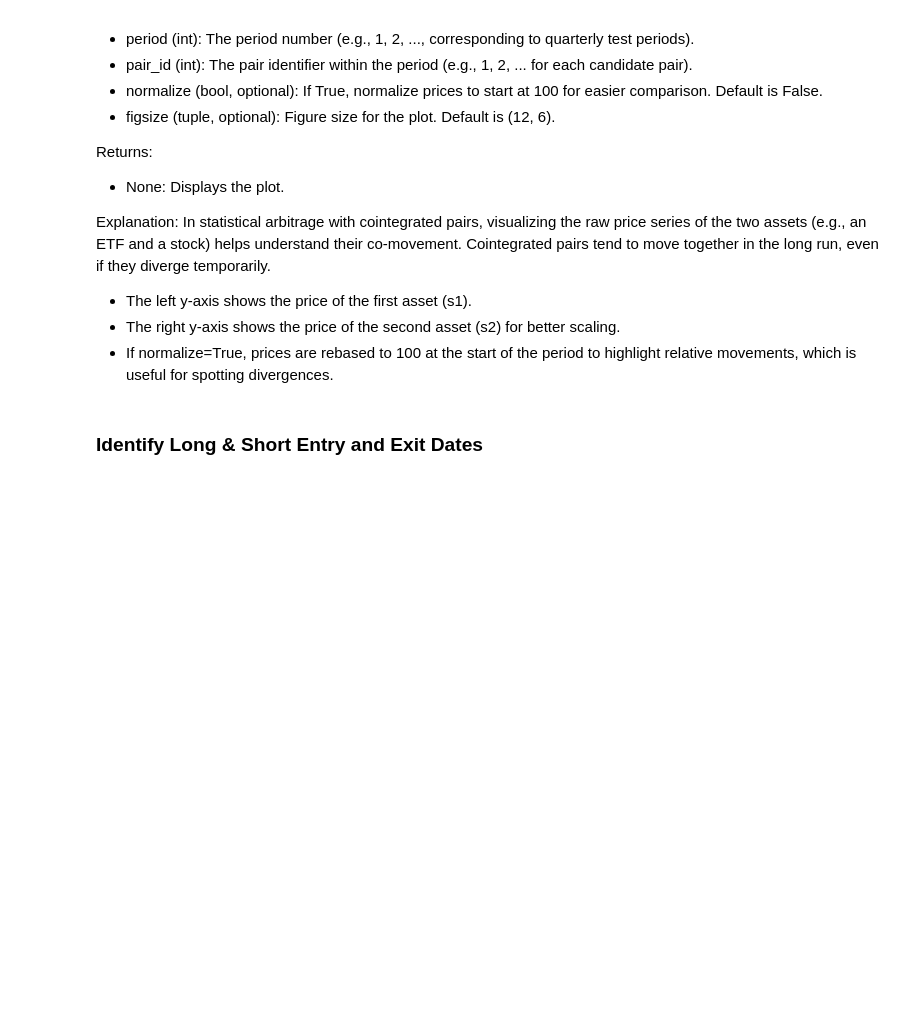
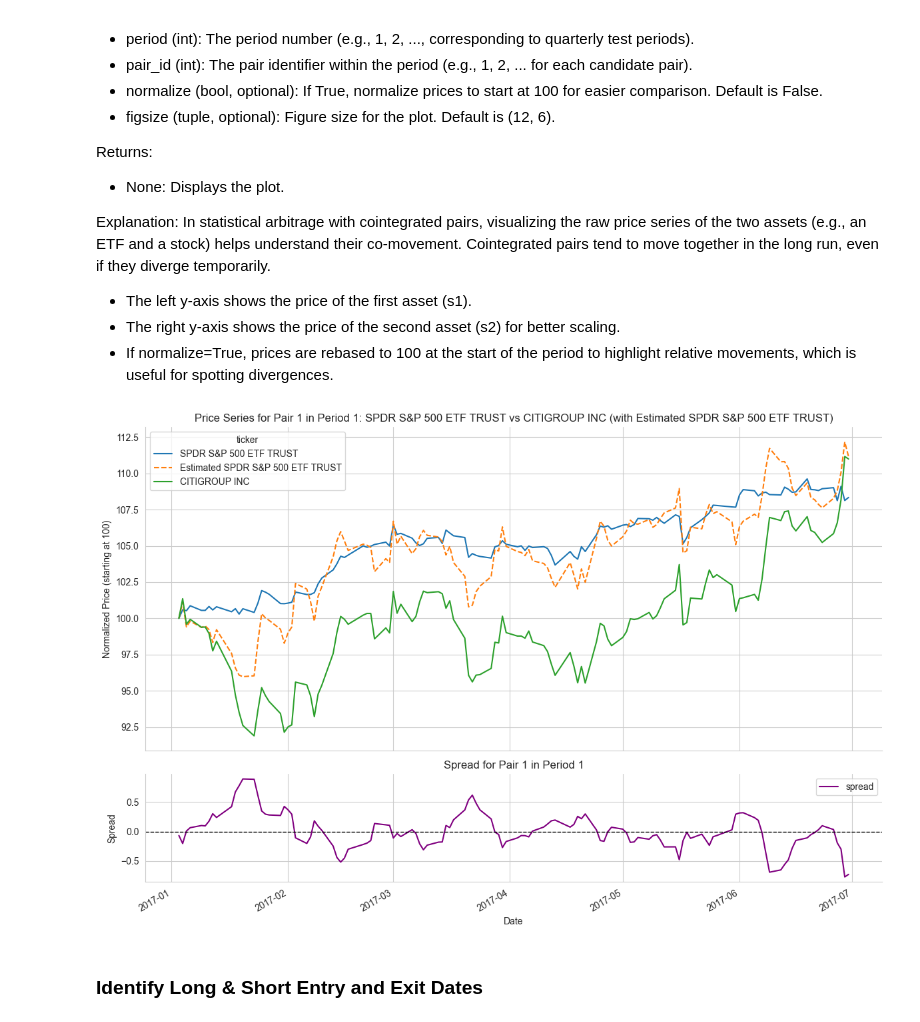
Before and after one commit to alanwnl/machine-learning-for-trading, a Jupyter notebook: 09_time_series_models/06_statistical_arbitrage_with_cointegrated_pairs.ipynb, the cells around one changed output. Saved outputs shown, nothing was run; the diff lists cells and outputs as text; code cells hidden in the pictures; blank space fills up the shorter version.

```diff
--- a/09_time_series_models/06_statistical_arbitrage_with_cointegrated_pairs.ipynb
+++ b/09_time_series_models/06_statistical_arbitrage_with_cointegrated_pairs.ipynb
@@ -886,44 +1305,40 @@ def plot_pair_prices(period, pair_id, normalize=False, figsize=(12, 8)):
         s1: tickers.get(s1, s1),
         s2: tickers.get(s2, s2),
         'estimated': f"Estimated {tickers.get(s1, s1)}"
     })
 
     # Create the figure with two subplots (stacked vertically)
     fig, (ax1, ax2) = plt.subplots(nrows=2, figsize=figsize, sharex=True, gridspec_kw={'height_ratios': [3, 1]})
 
-    # Plot s1, estimated s1, and s2 on the first subplot
-    pair_prices[[pair_prices.columns[0], pair_prices.columns[2]]].plot(
+    # Plot s1, estimated s1, and s2 on the first subplot with a single y-axis
+    pair_prices[[pair_prices.columns[0], pair_prices.columns[2], pair_prices.columns[1]]].plot(
         ax=ax1,
-        style=['-', '--'],  # Solid for s1, dashed for estimated
-        legend=True
-    )
-    pair_prices[pair_prices.columns[1]].plot(
-        ax=ax1,
-        secondary_y=True,  # s2 on secondary y-axis
-        style='-',  # Solid for s2
+        style=['-', '--', '-'],  # Solid for s1 and s2, dashed for estimated
         legend=True
     )
 
     # Customize the first subplot
     ax1.set_title(f"Price Series for Pair {pair_id} in Period {period}: {pair_prices.columns[0]} vs {pair_prices.columns[1]} (with Estimated {pair_prices.columns[0]})")
-    ax1.set_ylabel("Price" if not normalize else "Normalized Price (starting at 100)")
+    ax1.set_ylabel("Price (USD)" if not normalize else "Normalized Price (starting at 100)")
     ax1.grid(True)
 
     # Plot the spread on the second subplot
     pair_prices['spread'].plot(ax=ax2, color='purple', legend=True)
     ax2.axhline(0, color='black', linestyle='--', linewidth=1)  # Add horizontal line at zero
     ax2.set_title(f"Spread for Pair {pair_id} in Period {period}")
     ax2.set_xlabel("Date")
     ax2.set_ylabel("Spread")
     ax2.grid(True)
 
     # Apply Seaborn despine for cleaner look
     sns.despine()
     plt.tight_layout()
     plt.show()
 
-# Example usage: Plot for period 1, pair 1 (adjust based on your data)
+# Example usage: Plot for period 3, pair 1 (adjust based on your data)
 plot_pair_prices(period=1, pair_id=1, normalize=True)
+# %% [output]
+[figure, added]
 # %% [markdown]
 ### Identify Long & Short Entry and Exit Dates
 # %%
```
Also changed, not shown: parts of 44 cells of this notebook, 2 other files.
